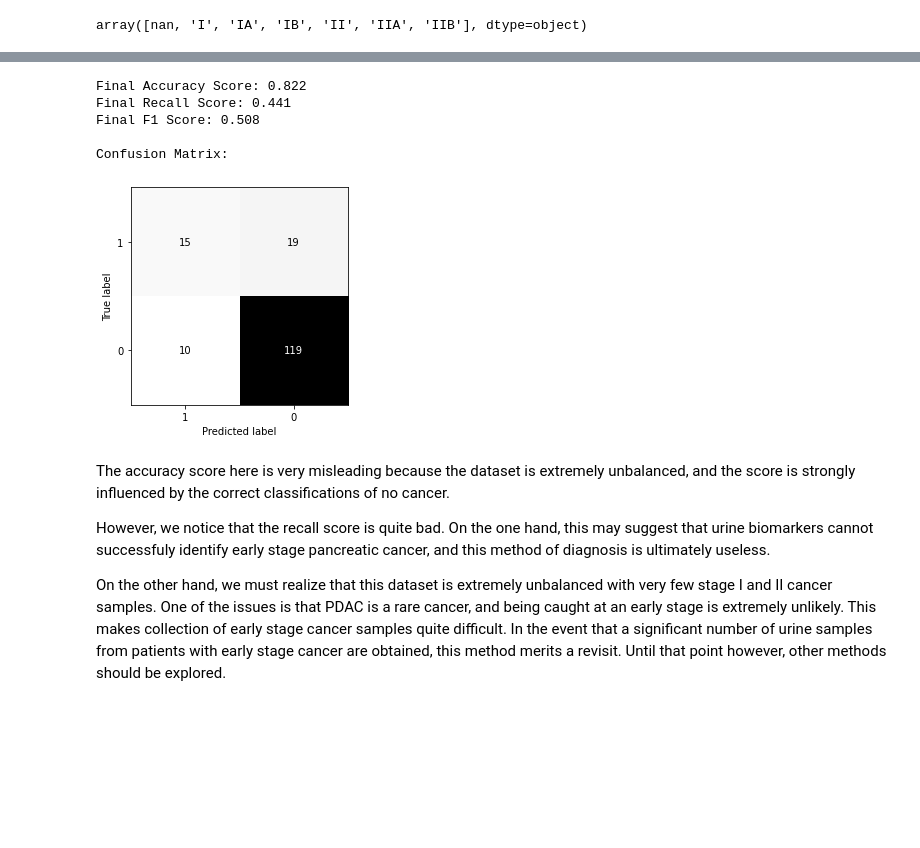
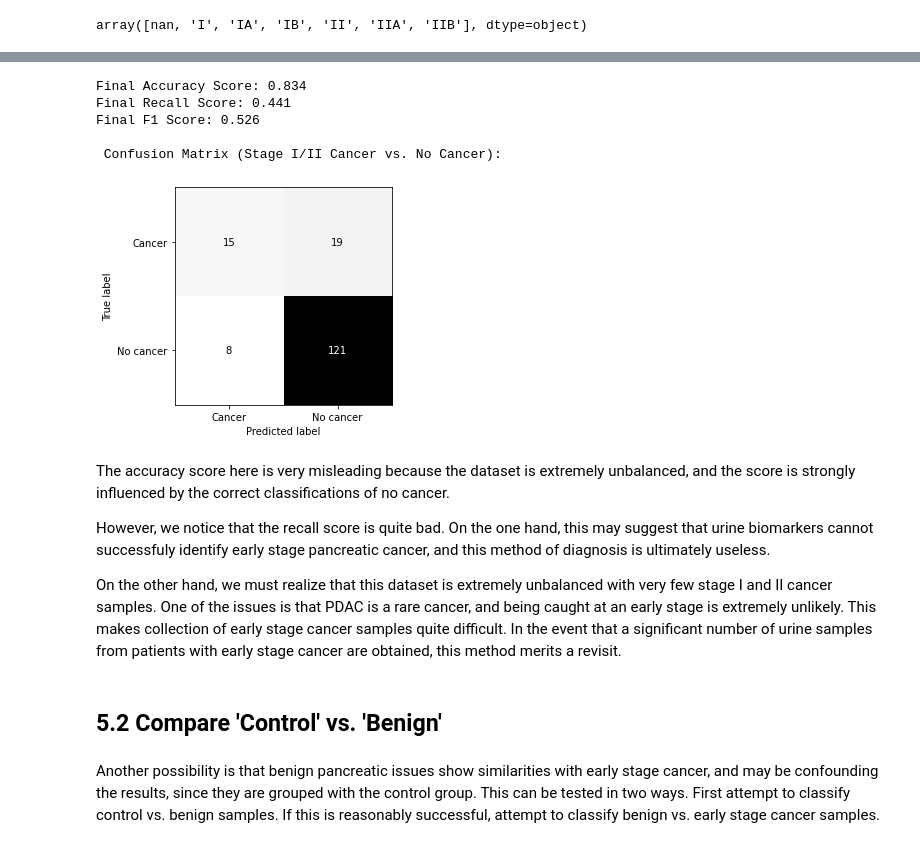
Before and after one commit to s-mushnoori/pancreatic-cancer-2, a Jupyter notebook: pancreatic-cancer-2.ipynb, the cells around one changed output, grey strips where cells are left out. Cells and saved outputs as stored; diff of their text form; code cells hidden in the pictures; blank space fills up the shorter version.

```diff
--- a/pancreatic-cancer-2.ipynb
+++ b/pancreatic-cancer-2.ipynb
@@ -490,7 +504,9 @@ df_new = pd.read_csv('data/Debernardi et al 2020 data.csv')
+# %%
+df = pd.read_csv('data/Debernardi et al 2020 data.csv')
 # %%
 # Compare no disease vs early stage cancer only
 
-df_early = df_new.drop(df_new[(df_new.stage == 'III') | (df_new.stage == 'IV')].index)
+df_early = df.drop(df[(df.stage == 'III') | (df.stage == 'IV')].index)
 
 df_early.stage.unique()
 # %% [output]
@@ -498,5 +523,5 @@ array([nan, 'I', 'IA', 'IB', 'II', 'IIA', 'IIB'], dtype=object)
 # %%
-df_early = clean_data(df_early)
+df_no_vs_early = clean_data(df_early)
 
-x = df_early.drop('has_disease',  axis=1)
-y = df_early['has_disease']
+x = df_no_vs_early.drop('has_cancer',  axis=1)
+y = df_no_vs_early['has_cancer']
@@ -532,24 +544,22 @@ Mean f1 :  0.479 (+/-0.156)
 # Tune hyperparameters
 
 rf_tuned = tune_hyperparameters(x_train, y_train, RandomForestClassifier(), param_space_rf)
-# %%
-y_pred = rf_tuned.predict(x_test)
-
-plot_confusion_matrix(rf_tuned, x_test, y_test, labels=[1,0], colorbar=False, cmap='Greys')
-print("\nFinal Accuracy Score: %.3f" % accuracy_score(y_test, y_pred))
-print("Final Recall Score: %.3f" % recall_score(y_test, y_pred))
-print("Final F1 Score: %.3f" % f1_score(y_test, y_pred))
-print("\nConfusion Matrix:")
-# %% [output]
-Final Accuracy Score: 0.822
-Final Recall Score: 0.441
-Final F1 Score: 0.508
-
-Confusion Matrix:
-[figure, removed]
+# %%
+show_conf_mat(rf_tuned, ['Cancer','No cancer'],'Confusion Matrix (Stage I/II Cancer vs. No Cancer):', fig_no=2)
+# %% [output]
+Final Accuracy Score: 0.834
+Final Recall Score: 0.441
+Final F1 Score: 0.526
+
+ Confusion Matrix (Stage I/II Cancer vs. No Cancer):
+[figure, added]
 # %% [markdown]
 The accuracy score here is very misleading because the dataset is extremely unbalanced, and the score is strongly influenced by the correct classifications of no cancer.
 
 However, we notice that the recall score is quite bad. On the one hand, this may suggest that urine biomarkers cannot successfuly identify early stage pancreatic cancer, and this method of diagnosis is ultimately useless.
 
-On the other hand, we must realize that this dataset is extremely unbalanced with very few stage I and II cancer samples. One of the issues is that PDAC is a rare cancer, and being caught at an early stage is extremely unlikely. This makes collection of early stage cancer samples quite difficult. In the event that a significant number of urine samples from patients with early stage cancer are obtained, this method merits a revisit. Until that point however, other methods should be explored.
+On the other hand, we must realize that this dataset is extremely unbalanced with very few stage I and II cancer samples. One of the issues is that PDAC is a rare cancer, and being caught at an early stage is extremely unlikely. This makes collection of early stage cancer samples quite difficult. In the event that a significant number of urine samples from patients with early stage cancer are obtained, this method merits a revisit.
+# %% [markdown]
+## 5.2 Compare 'Control' vs. 'Benign'
+# %% [markdown]
+Another possibility is that benign pancreatic issues show similarities with early stage cancer, and may be confounding the results, since they are grouped with the control group. This can be tested in two ways. First attempt to classify control vs. benign samples. If this is reasonably successful, attempt to classify benign vs. early stage cancer samples.
```
Also changed, not shown: parts of 40 cells of this notebook, 5 other files.
